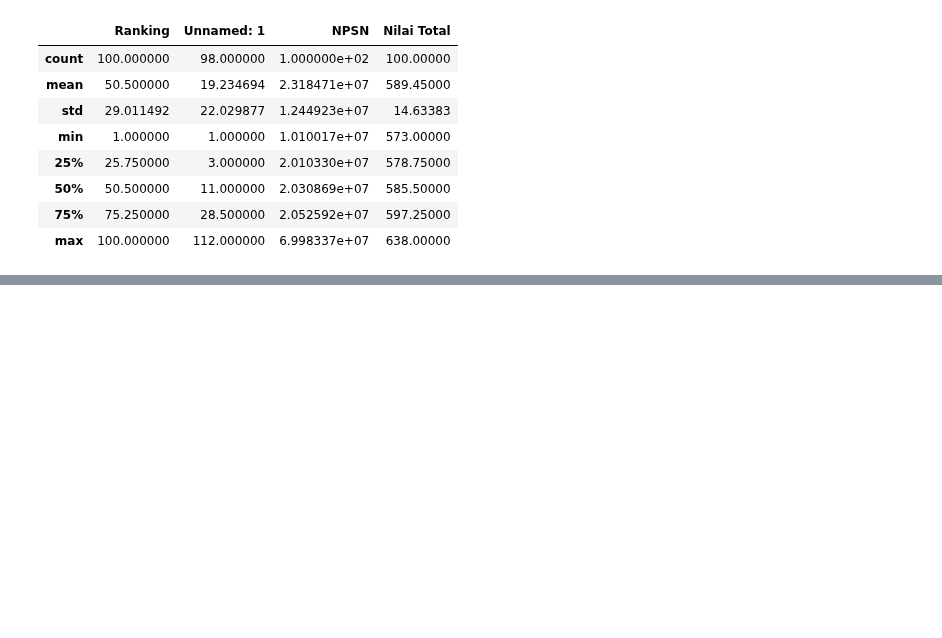
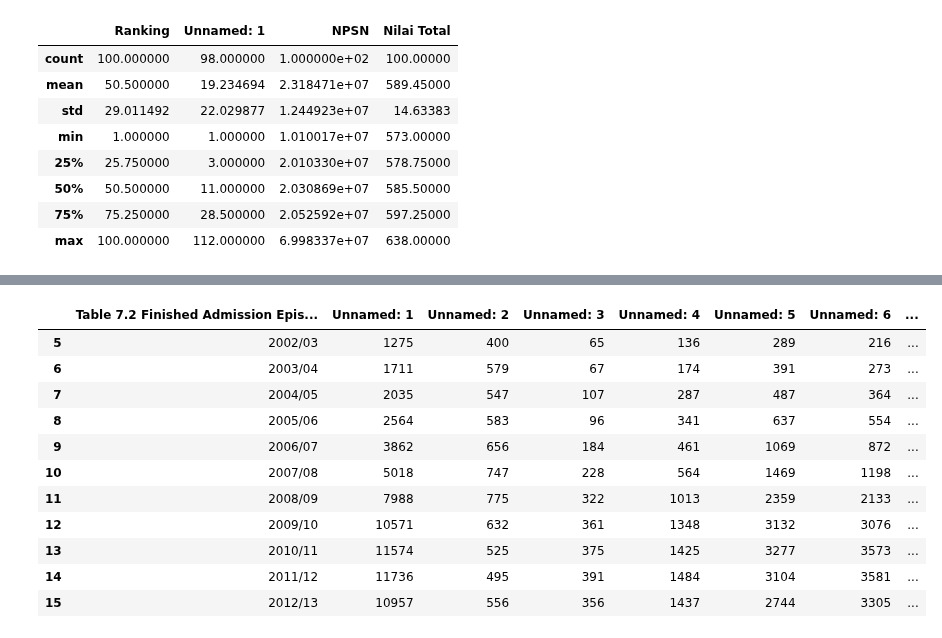
Before and after one commit to layliry/latihanlayli, a Jupyter notebook: 05 pandas - latihan.ipynb, the cells around one changed output, grey strips where cells are left out. Saved outputs shown, nothing was run; the diff lists cells and outputs as text; code cells hidden in the pictures; blank space fills up the shorter version.

```diff
--- a/05 pandas - latihan.ipynb
+++ b/05 pandas - latihan.ipynb
@@ -82,0 +183,18 @@ df_smaterbaik.tail(5)
+# %%
+df_obes=file_obes.parse('7.2',skiprow=4,skipfooter=14)
+
+df_obes = df_obes.dropna()
+df_obes
+# %% [output]
+|  | Table 7.2 Finished Admission Epis... | Unnamed: 1 | Unnamed: 2 | Unnamed: 3 | Unnamed: 4 | Unnamed: 5 | Unnamed: 6 | ... |
+| 5 | 2002/03 | 1275 | 400 | 65 | 136 | 289 | 216 | ... |
+| 6 | 2003/04 | 1711 | 579 | 67 | 174 | 391 | 273 | ... |
+| 7 | 2004/05 | 2035 | 547 | 107 | 287 | 487 | 364 | ... |
+| 8 | 2005/06 | 2564 | 583 | 96 | 341 | 637 | 554 | ... |
+| 9 | 2006/07 | 3862 | 656 | 184 | 461 | 1069 | 872 | ... |
+| 10 | 2007/08 | 5018 | 747 | 228 | 564 | 1469 | 1198 | ... |
+| 11 | 2008/09 | 7988 | 775 | 322 | 1013 | 2359 | 2133 | ... |
+| 12 | 2009/10 | 10571 | 632 | 361 | 1348 | 3132 | 3076 | ... |
+| 13 | 2010/11 | 11574 | 525 | 375 | 1425 | 3277 | 3573 | ... |
+| 14 | 2011/12 | 11736 | 495 | 391 | 1484 | 3104 | 3581 | ... |
+| 15 | 2012/13 | 10957 | 556 | 356 | 1437 | 2744 | 3305 | ... |
```
Also changed, not shown: parts of 9 cells of this notebook, 5 other files.
